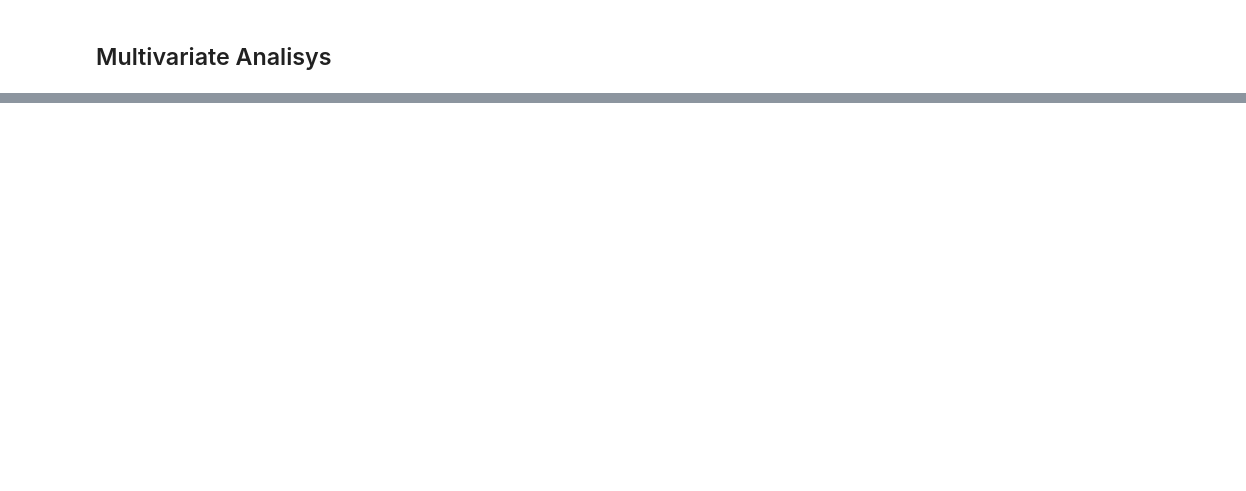
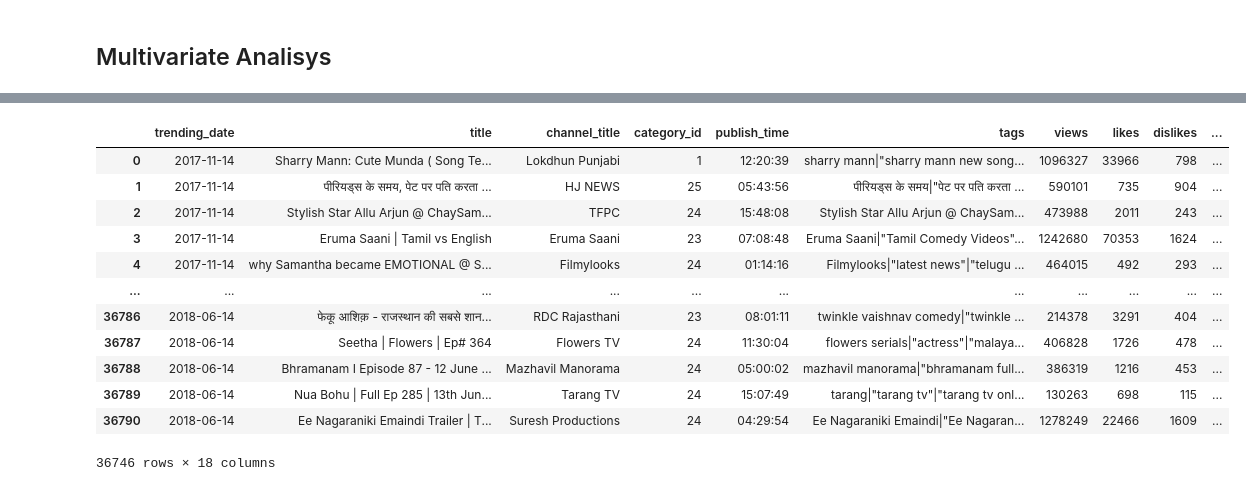
Before and after one commit to agirahmawandi/git_sl_2, a Jupyter notebook: Agi_Supervised_Learning.ipynb, the cells around one changed output, grey strips where cells are left out. Saved outputs shown, nothing was run; the diff lists cells and outputs as text; code cells hidden in the pictures; blank space fills up the shorter version.

```diff
--- a/Agi_Supervised_Learning.ipynb
+++ b/Agi_Supervised_Learning.ipynb
@@ -146,0 +147,2 @@ plt.show()
+# %%
+df_clean = df.copy()
@@ -146,0 +171,18 @@ plt.show()
+# %%
+df_clean.dropna(subset=['description'], inplace=True)
+# %%
+df_clean
+# %% [output]
+|  | trending_date | title | channel_title | category_id | publish_time | tags | views | likes | dislikes | ... |
+| 0 | 2017-11-14 | Sharry Mann: Cute Munda ( Song Te... | Lokdhun Punjabi | 1 | 12:20:39 | sharry mann|"sharry mann new song... | 1096327 | 33966 | 798 | ... |
+| 1 | 2017-11-14 | पीरियड्स के समय, पेट पर पति करता ... | HJ NEWS | 25 | 05:43:56 | पीरियड्स के समय|"पेट पर पति करता ... | 590101 | 735 | 904 | ... |
+| 2 | 2017-11-14 | Stylish Star Allu Arjun @ ChaySam... | TFPC | 24 | 15:48:08 | Stylish Star Allu Arjun @ ChaySam... | 473988 | 2011 | 243 | ... |
+| 3 | 2017-11-14 | Eruma Saani | Tamil vs English | Eruma Saani | 23 | 07:08:48 | Eruma Saani|"Tamil Comedy Videos"... | 1242680 | 70353 | 1624 | ... |
+| 4 | 2017-11-14 | why Samantha became EMOTIONAL @ S... | Filmylooks | 24 | 01:14:16 | Filmylooks|"latest news"|"telugu ... | 464015 | 492 | 293 | ... |
+| ... | ... | ... | ... | ... | ... | ... | ... | ... | ... | ... |
+| 36786 | 2018-06-14 | फेकू आशिक़ - राजस्थान की सबसे शान... | RDC Rajasthani | 23 | 08:01:11 | twinkle vaishnav comedy|"twinkle ... | 214378 | 3291 | 404 | ... |
+| 36787 | 2018-06-14 | Seetha | Flowers | Ep# 364 | Flowers TV | 24 | 11:30:04 | flowers serials|"actress"|"malaya... | 406828 | 1726 | 478 | ... |
+| 36788 | 2018-06-14 | Bhramanam I Episode 87 - 12 June ... | Mazhavil Manorama | 24 | 05:00:02 | mazhavil manorama|"bhramanam full... | 386319 | 1216 | 453 | ... |
+| 36789 | 2018-06-14 | Nua Bohu | Full Ep 285 | 13th Jun... | Tarang TV | 24 | 15:07:49 | tarang|"tarang tv"|"tarang tv onl... | 130263 | 698 | 115 | ... |
+| 36790 | 2018-06-14 | Ee Nagaraniki Emaindi Trailer | T... | Suresh Productions | 24 | 04:29:54 | Ee Nagaraniki Emaindi|"Ee Nagaran... | 1278249 | 22466 | 1609 | ... |
+36746 rows × 18 columns
```
Also changed, not shown: parts of 5 cells of this notebook.
